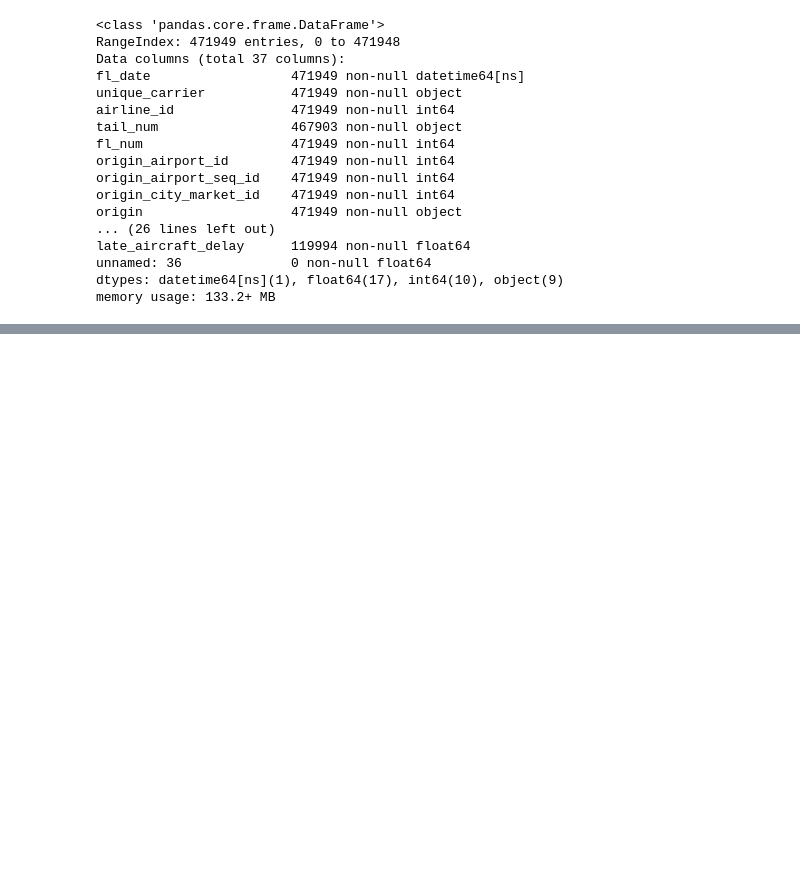
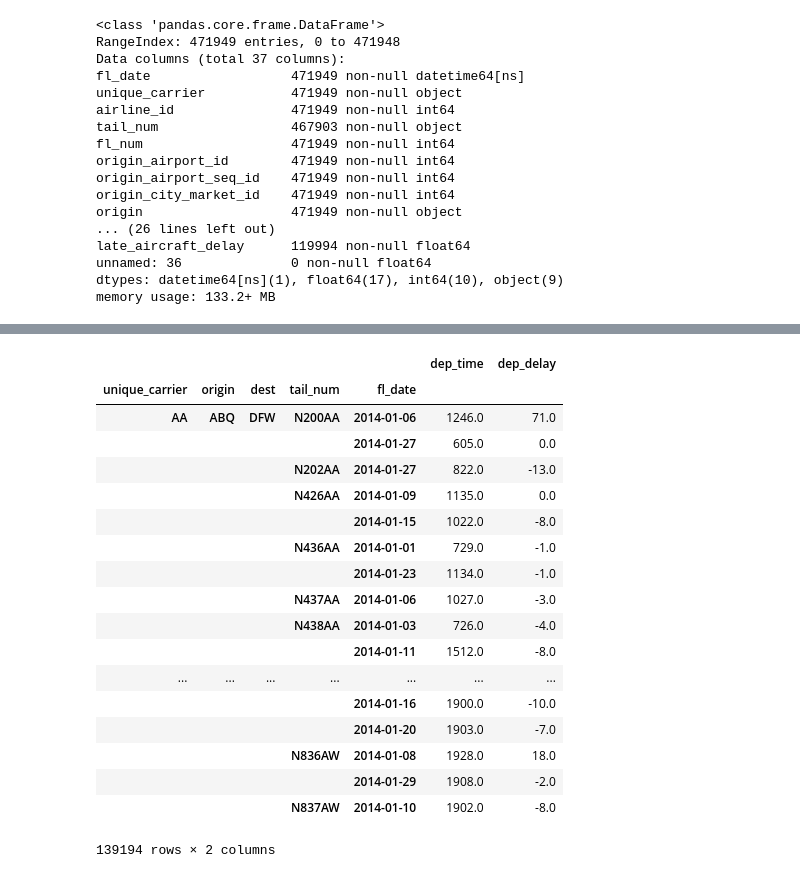
Before and after one commit to gr4vytr0n/pandas_, a Jupyter notebook: modern/part1.ipynb, the cells around one changed output, grey strips where cells are left out. Saved outputs shown, nothing was run; the diff lists cells and outputs as text; code cells hidden in the pictures; blank space fills up the shorter version.

Commit message:
modern pandas examples of indexing gone over in notebook"

```diff
--- a/modern/part1.ipynb
+++ b/modern/part1.ipynb
@@ -55,0 +84,4 @@ memory usage: 133.2+ MB
+# %%
+hdf = df.set_index(['unique_carrier', 'origin', 'dest', 'tail_num',
+                    'fl_date']).sort_index()
+hdf[hdf.columns[:4]].head()
@@ -55,0 +96,22 @@ memory usage: 133.2+ MB
+# %%
+hdf.loc[['AA', 'DL', 'US'], ['dep_time', 'dep_delay']]
+# %% [output]
+|  |  |  |  |  | dep_time | dep_delay |
+| unique_carrier | origin | dest | tail_num | fl_date |  |  |
+| AA | ABQ | DFW | N200AA | 2014-01-06 | 1246.0 | 71.0 |
+|  |  |  |  | 2014-01-27 | 605.0 | 0.0 |
+|  |  |  | N202AA | 2014-01-27 | 822.0 | -13.0 |
+|  |  |  | N426AA | 2014-01-09 | 1135.0 | 0.0 |
+|  |  |  |  | 2014-01-15 | 1022.0 | -8.0 |
+|  |  |  | N436AA | 2014-01-01 | 729.0 | -1.0 |
+|  |  |  |  | 2014-01-23 | 1134.0 | -1.0 |
+|  |  |  | N437AA | 2014-01-06 | 1027.0 | -3.0 |
+|  |  |  | N438AA | 2014-01-03 | 726.0 | -4.0 |
+|  |  |  |  | 2014-01-11 | 1512.0 | -8.0 |
+| ... | ... | ... | ... | ... | ... | ... |
+|  |  |  |  | 2014-01-16 | 1900.0 | -10.0 |
+|  |  |  |  | 2014-01-20 | 1903.0 | -7.0 |
+|  |  |  | N836AW | 2014-01-08 | 1928.0 | 18.0 |
+|  |  |  |  | 2014-01-29 | 1908.0 | -2.0 |
+|  |  |  | N837AW | 2014-01-10 | 1902.0 | -8.0 |
+139194 rows × 2 columns
```
Also changed, not shown: parts of 9 cells of this notebook.
